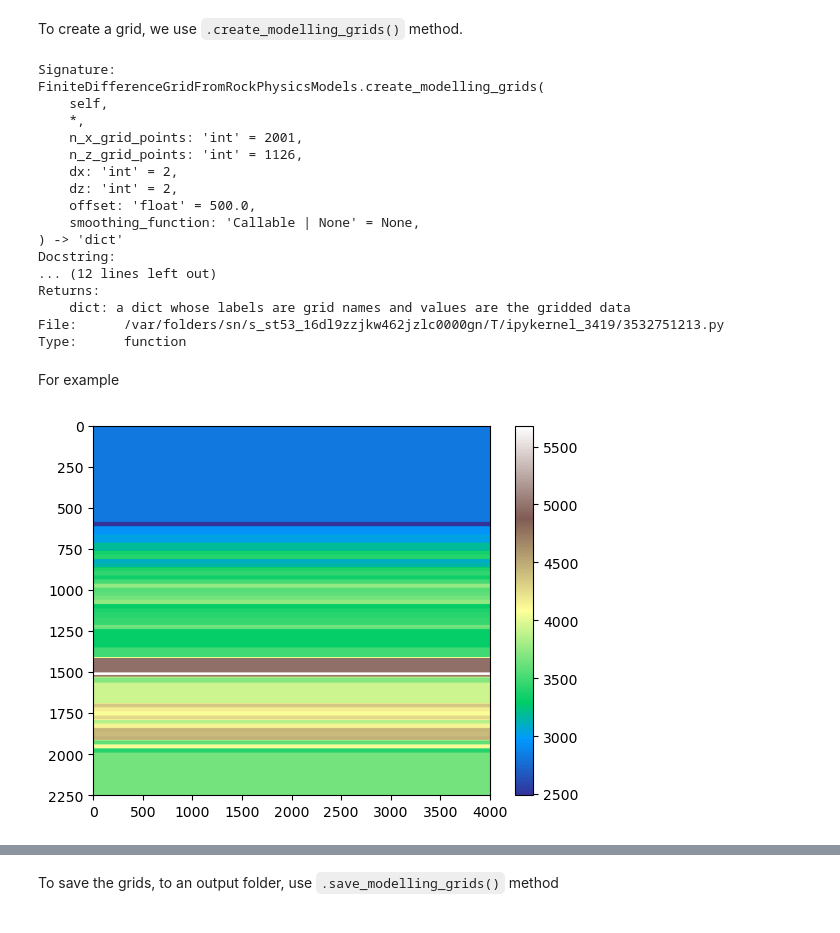
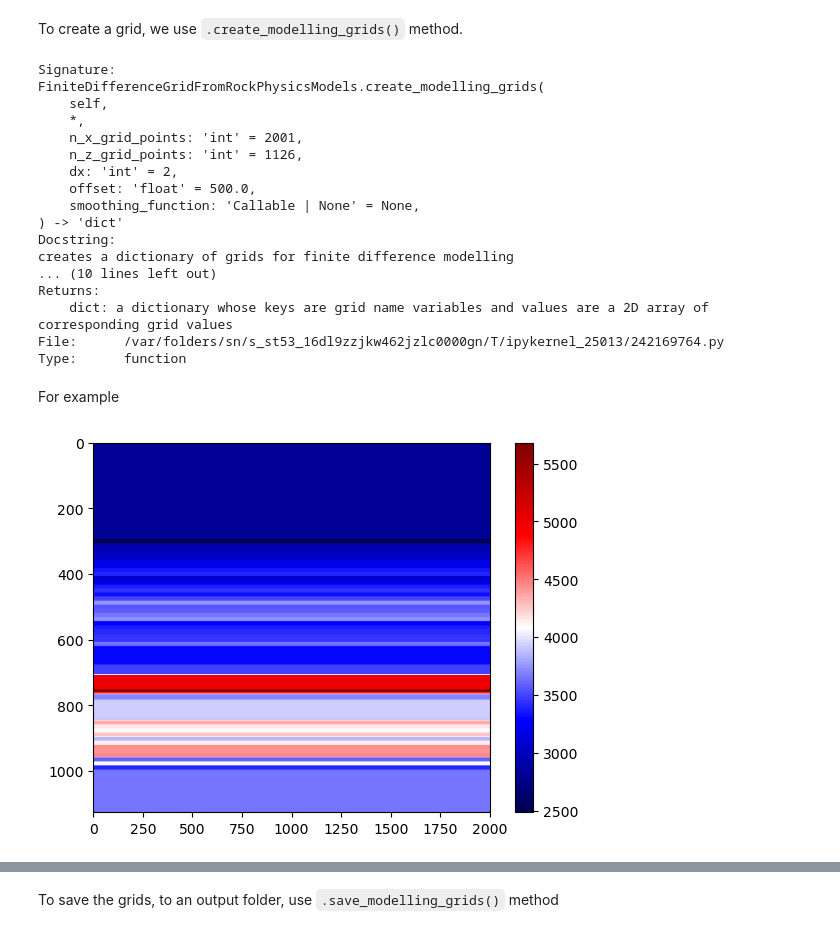
Before and after one commit to gpap-gpap/finite_difference_grids, a Jupyter notebook: generate_finite_difference_grids.ipynb, the cells around one changed output, grey strips where cells are left out. Drawn from its saved outputs; the diff is of its cells as text; code cells hidden in the pictures.

```diff
--- a/generate_finite_difference_grids.ipynb
+++ b/generate_finite_difference_grids.ipynb
@@ -120,7 +120,7 @@ class FiniteDifferenceGridFromRockPhysicsModels:
         g_filter /= np.sum(g_filter) # for normalisation, maybe peak being 1 is better?
         return lambda x: np.convolve(x, g_filter, mode='same')
 
-    def create_modelling_grids(self, *, n_x_grid_points:int=2001, n_z_grid_points:int=1126, dx:int=2, dz:int=2, offset:float = 500., smoothing_function:Callable|None=None) -> dict:
+    def create_modelling_grids(self, *, n_x_grid_points:int=2001, n_z_grid_points:int=1126, dx:int=2, offset:float = 500., smoothing_function:Callable|None=None) -> dict:
         """
         creates a dictionary of grids for finite difference modelling
 
@@ -130,16 +130,15 @@ class FiniteDifferenceGridFromRockPhysicsModels:
             n_x_grid_points (int, optional): _description_. Defaults to 2001.
             n_z_grid_points (int, optional): _description_. Defaults to 1126.
             dx (int, optional): _description_. Defaults to 2.
-            dz (int, optional): _description_. Defaults to 2.
-            offset (float, optional): _description_. Defaults to 500..
+            offset (float, optional): _description_. Defaults to 500.
             smoothing_function (Callable | None, optional): _description_. Defaults to None.
 
         Returns:
-            dict: a dict whose labels are grid names and values are the gridded data
+            dict: a dictionary whose keys are grid name variables and values are a 2D array of corresponding grid values
         """
-        vertical = dz*np.arange(n_z_grid_points)
-        aij_array = np.zeros((n_z_grid_points, 6, 6), dtype=float)
-        rho_array, tau_eps_d_array, tau_eps_s_array, tau_sig_d_array, tau_sig_s_array = tuple(np.zeros((n_z_grid_points), dtype=float) for i in range(5))
+        vertical = dx*np.arange(n_z_grid_points)
+        aij_array = np.zeros((n_z_grid_points, 6, 6), dtype=np.single)
+        rho_array, tau_eps_d_array, tau_eps_s_array, tau_sig_d_array, tau_sig_s_array = tuple(np.zeros((n_z_grid_points), dtype=np.single) for i in range(5))
         dl = self.depth_list
         well_dictionary = self.to_aij_density()
         for i, depth in enumerate(dl):
@@ -186,7 +185,6 @@ class FiniteDifferenceGridFromRockPhysicsModels:
             n_x_grid_points (int, optional): _description_. Defaults to 2001.
             n_z_grid_points (int, optional): _description_. Defaults to 1126.
             dx (int, optional): _description_. Defaults to 2.
-            dz (int, optional): _description_. Defaults to 2.
             offset (float, optional): _description_. Defaults to 500..
             smoothing_function (Callable | None, optional): _description_. Defaults to None.
         """
@@ -235,15 +233,15 @@ FiniteDifferenceGridFromRockPhysicsModels.create_modelling_grids(
     n_x_grid_points: 'int' = 2001,
     n_z_grid_points: 'int' = 1126,
     dx: 'int' = 2,
-    dz: 'int' = 2,
     offset: 'float' = 500.0,
     smoothing_function: 'Callable | None' = None,
 ) -> 'dict'
 Docstring:
-... (12 lines left out)
+creates a dictionary of grids for finite difference modelling
+... (10 lines left out)
 Returns:
-    dict: a dict whose labels are grid names and values are the gridded data
-File:      /var/folders/sn/s_st53_16dl9zzjkw462jzlc0000gn/T/ipykernel_3419/3532751213.py
+    dict: a dictionary whose keys are grid name variables and values are a 2D array of corresponding grid values
+File:      /var/folders/sn/s_st53_16dl9zzjkw462jzlc0000gn/T/ipykernel_25013/242169764.py
 Type:      function
 # %% [markdown]
 For example
@@ -253,9 +251,13 @@ unshifted_vp = np.sqrt(baseline.create_modelling_grids(n_z_grid_points=2001)["a1
+# %%
+vp = np.sqrt(forward.create_modelling_grids(offset = 500)["a11"])
+grid = baseline.create_modelling_grids(offset=500)
+# np.fromfile("f")
 # %%
-plt.imshow(vp, extent=[0,4000,2250,0], cmap='terrain', aspect="auto")
+plt.imshow(vp, cmap='seismic', aspect="auto")
 plt.colorbar()
 plt.show()
 # %% [output]
-[figure, old version]
+[figure, new version]
 # %%
 plt.imshow(unshifted_vp, extent=[0,4000,4000,0], cmap='terrain', aspect="auto")
 plt.colorbar()
```
Also changed, not shown: parts of 8 cells of this notebook, 6 other files.
